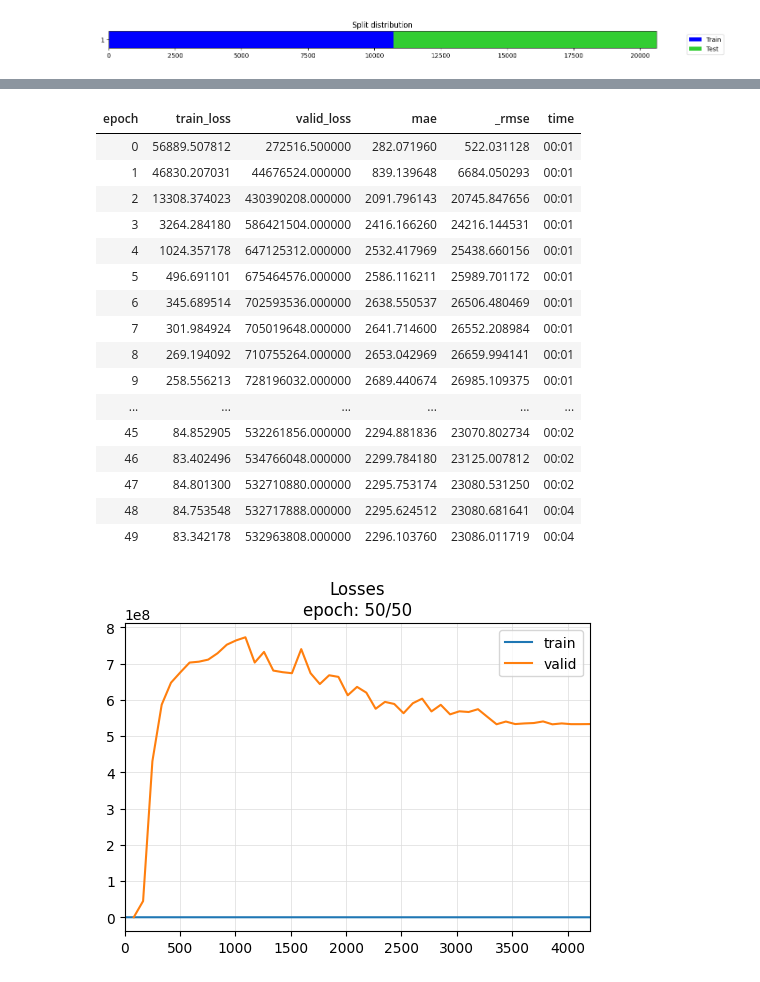
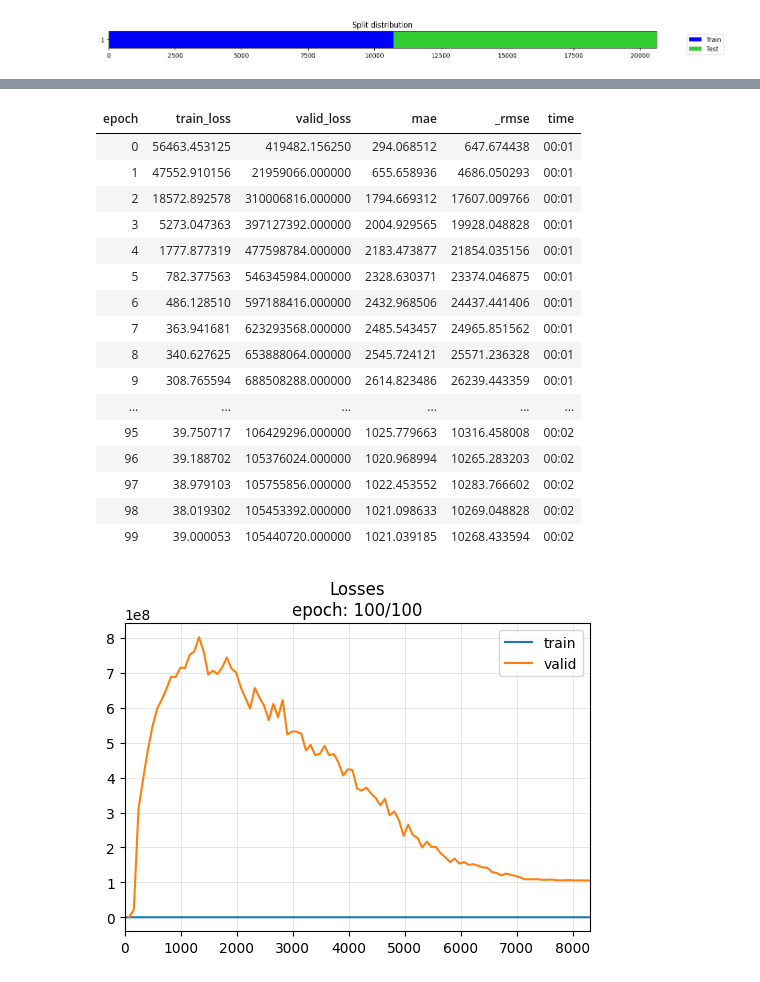
Before and after one commit to rikkeskov/RnD-Project-Autumn-2025, a Jupyter notebook: src/tsai_predict.ipynb, the cells around one changed output, grey strips where cells are left out. Saved outputs shown, nothing was run; the diff lists cells and outputs as text; code cells hidden in the pictures.

```diff
--- a/src/tsai_predict.ipynb
+++ b/src/tsai_predict.ipynb
@@ -118,22 +109,22 @@ SuggestedLRs(valley=0.0008317637839354575)
 # %%
 learn.loss_func
-learn.fit_one_cycle(50, 0.0008317637839354575)
+learn.fit_one_cycle(100, 0.001)
 # %% [output]
 | epoch | train_loss | valid_loss | mae | _rmse | time |
-| 0 | 56889.507812 | 272516.500000 | 282.071960 | 522.031128 | 00:01 |
-| 1 | 46830.207031 | 44676524.000000 | 839.139648 | 6684.050293 | 00:01 |
-| 2 | 13308.374023 | 430390208.000000 | 2091.796143 | 20745.847656 | 00:01 |
-| 3 | 3264.284180 | 586421504.000000 | 2416.166260 | 24216.144531 | 00:01 |
-| 4 | 1024.357178 | 647125312.000000 | 2532.417969 | 25438.660156 | 00:01 |
-| 5 | 496.691101 | 675464576.000000 | 2586.116211 | 25989.701172 | 00:01 |
-| 6 | 345.689514 | 702593536.000000 | 2638.550537 | 26506.480469 | 00:01 |
-| 7 | 301.984924 | 705019648.000000 | 2641.714600 | 26552.208984 | 00:01 |
-| 8 | 269.194092 | 710755264.000000 | 2653.042969 | 26659.994141 | 00:01 |
-| 9 | 258.556213 | 728196032.000000 | 2689.440674 | 26985.109375 | 00:01 |
+| 0 | 56463.453125 | 419482.156250 | 294.068512 | 647.674438 | 00:01 |
+| 1 | 47552.910156 | 21959066.000000 | 655.658936 | 4686.050293 | 00:01 |
+| 2 | 18572.892578 | 310006816.000000 | 1794.669312 | 17607.009766 | 00:01 |
+| 3 | 5273.047363 | 397127392.000000 | 2004.929565 | 19928.048828 | 00:01 |
+| 4 | 1777.877319 | 477598784.000000 | 2183.473877 | 21854.035156 | 00:01 |
+| 5 | 782.377563 | 546345984.000000 | 2328.630371 | 23374.046875 | 00:01 |
+| 6 | 486.128510 | 597188416.000000 | 2432.968506 | 24437.441406 | 00:01 |
+| 7 | 363.941681 | 623293568.000000 | 2485.543457 | 24965.851562 | 00:01 |
+| 8 | 340.627625 | 653888064.000000 | 2545.724121 | 25571.236328 | 00:01 |
+| 9 | 308.765594 | 688508288.000000 | 2614.823486 | 26239.443359 | 00:01 |
 | ... | ... | ... | ... | ... | ... |
-| 45 | 84.852905 | 532261856.000000 | 2294.881836 | 23070.802734 | 00:02 |
-| 46 | 83.402496 | 534766048.000000 | 2299.784180 | 23125.007812 | 00:02 |
-| 47 | 84.801300 | 532710880.000000 | 2295.753174 | 23080.531250 | 00:02 |
-| 48 | 84.753548 | 532717888.000000 | 2295.624512 | 23080.681641 | 00:04 |
-| 49 | 83.342178 | 532963808.000000 | 2296.103760 | 23086.011719 | 00:04 |
+| 95 | 39.750717 | 106429296.000000 | 1025.779663 | 10316.458008 | 00:02 |
+| 96 | 39.188702 | 105376024.000000 | 1020.968994 | 10265.283203 | 00:02 |
+| 97 | 38.979103 | 105755856.000000 | 1022.453552 | 10283.766602 | 00:02 |
+| 98 | 38.019302 | 105453392.000000 | 1021.098633 | 10269.048828 | 00:02 |
+| 99 | 39.000053 | 105440720.000000 | 1021.039185 | 10268.433594 | 00:02 |
-[figure, old version]
+[figure, new version]
```
Also changed, not shown: parts of 8 cells of this notebook, 47 other files.
